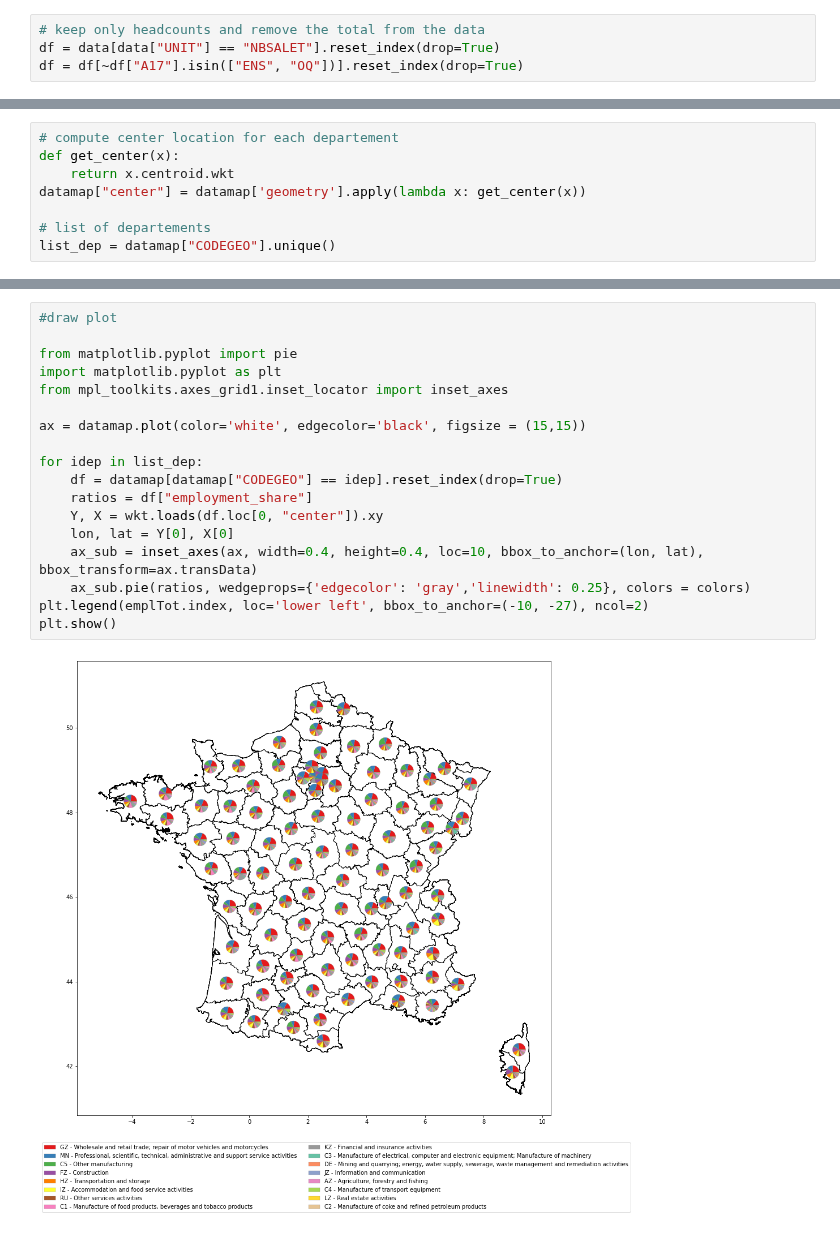
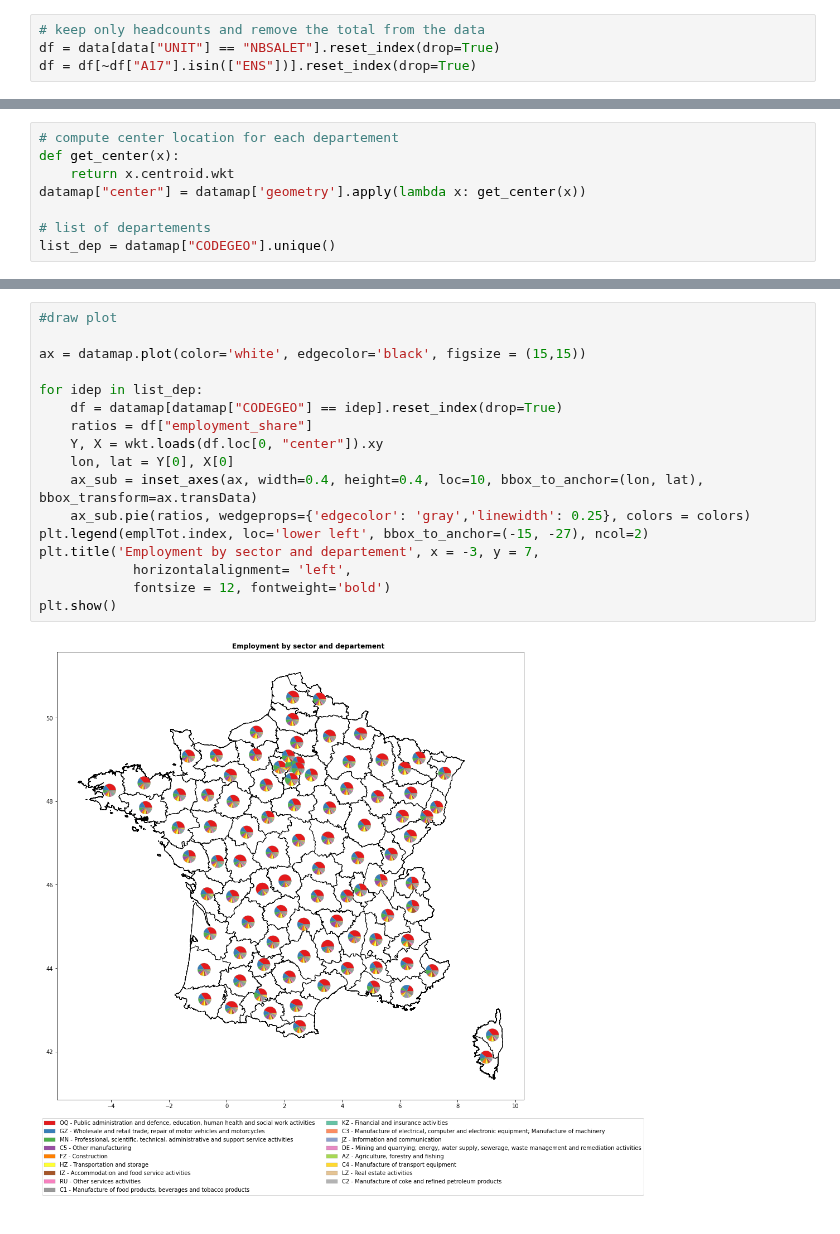
Before and after one commit to InseeFrLab/pynsee, a Jupyter notebook: docs/examples/example_empl_sector_dep.ipynb, the cells around one changed output, grey strips where cells are left out. Saved outputs shown, nothing was run; the diff lists cells and outputs as text.

Commit message:
example empl by sect and dept

```diff
--- a/docs/examples/example_empl_sector_dep.ipynb
+++ b/docs/examples/example_empl_sector_dep.ipynb
@@ -49,7 +49,7 @@ future changes are likely !!!
 # %%
 # keep only headcounts and remove the total from the data
 df = data[data["UNIT"] == "NBSALET"].reset_index(drop=True)
-df = df[~df["A17"].isin(["ENS", "OQ"])].reset_index(drop=True)
+df = df[~df["A17"].isin(["ENS"])].reset_index(drop=True)
 # %%
 # compute share of activity in total employment by department
 df['employment_share'] = 100 * df["OBS_VALUE"] / df['OBS_VALUE'].groupby(df['CODEGEO']).transform('sum')
@@ -103,20 +98,19 @@ datamap = datamap.sort_values(["TITLE_A17_EN"])
 # %%
 #draw plot
-
-from matplotlib.pyplot import pie
-import matplotlib.pyplot as plt
-from mpl_toolkits.axes_grid1.inset_locator import inset_axes
 
 ax = datamap.plot(color='white', edgecolor='black', figsize = (15,15))
 
 for idep in list_dep:
     df = datamap[datamap["CODEGEO"] == idep].reset_index(drop=True)
     ratios = df["employment_share"]
     Y, X = wkt.loads(df.loc[0, "center"]).xy
     lon, lat = Y[0], X[0]
     ax_sub = inset_axes(ax, width=0.4, height=0.4, loc=10, bbox_to_anchor=(lon, lat), bbox_transform=ax.transData)
     ax_sub.pie(ratios, wedgeprops={'edgecolor': 'gray','linewidth': 0.25}, colors = colors)
-plt.legend(emplTot.index, loc='lower left', bbox_to_anchor=(-10, -27), ncol=2)
+plt.legend(emplTot.index, loc='lower left', bbox_to_anchor=(-15, -27), ncol=2)
+plt.title('Employment by sector and departement', x = -3, y = 7,
+            horizontalalignment= 'left',
+            fontsize = 12, fontweight='bold')
 plt.show()
 # %% [output]
-[figure, old version]
+[figure, new version]
```
Also changed, not shown: parts of 4 cells of this notebook.
